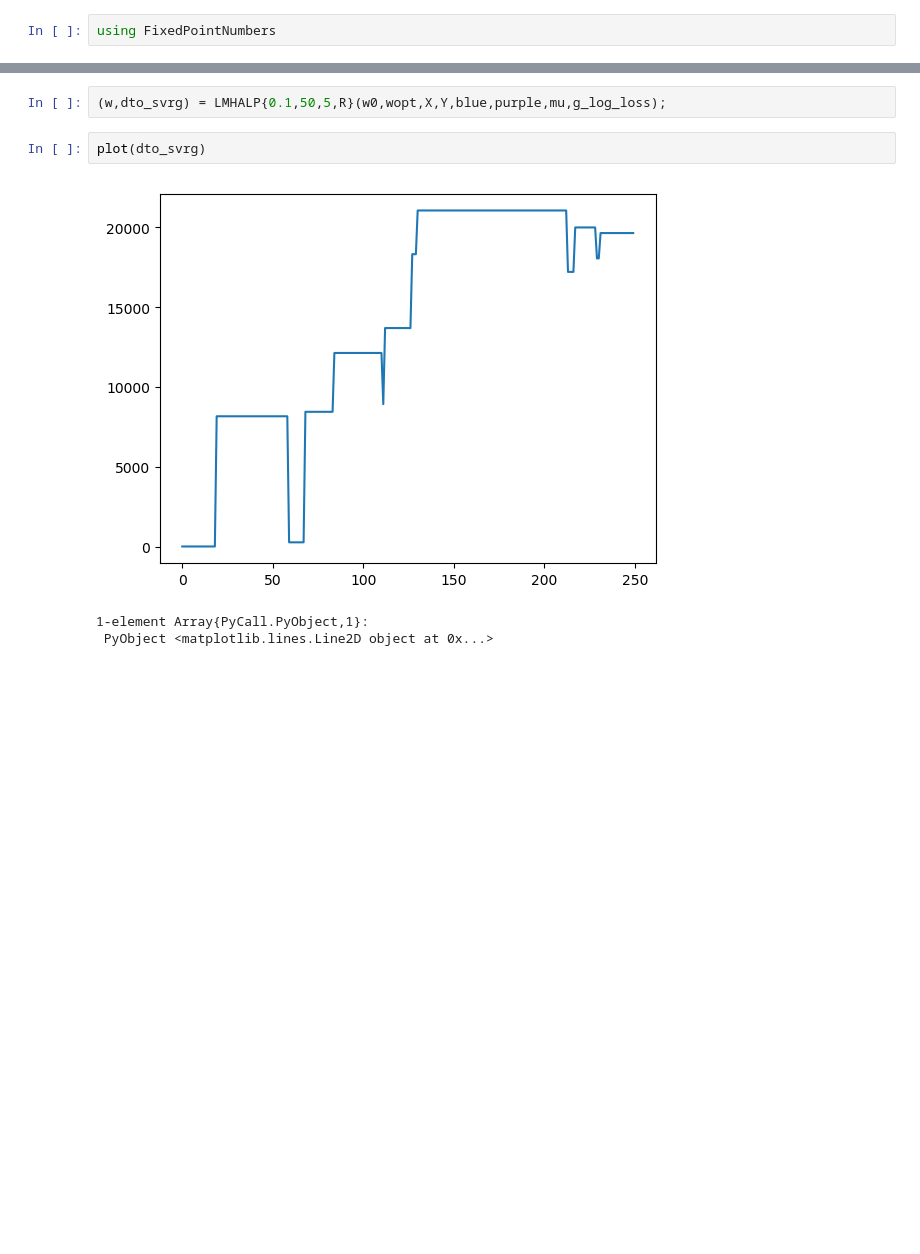
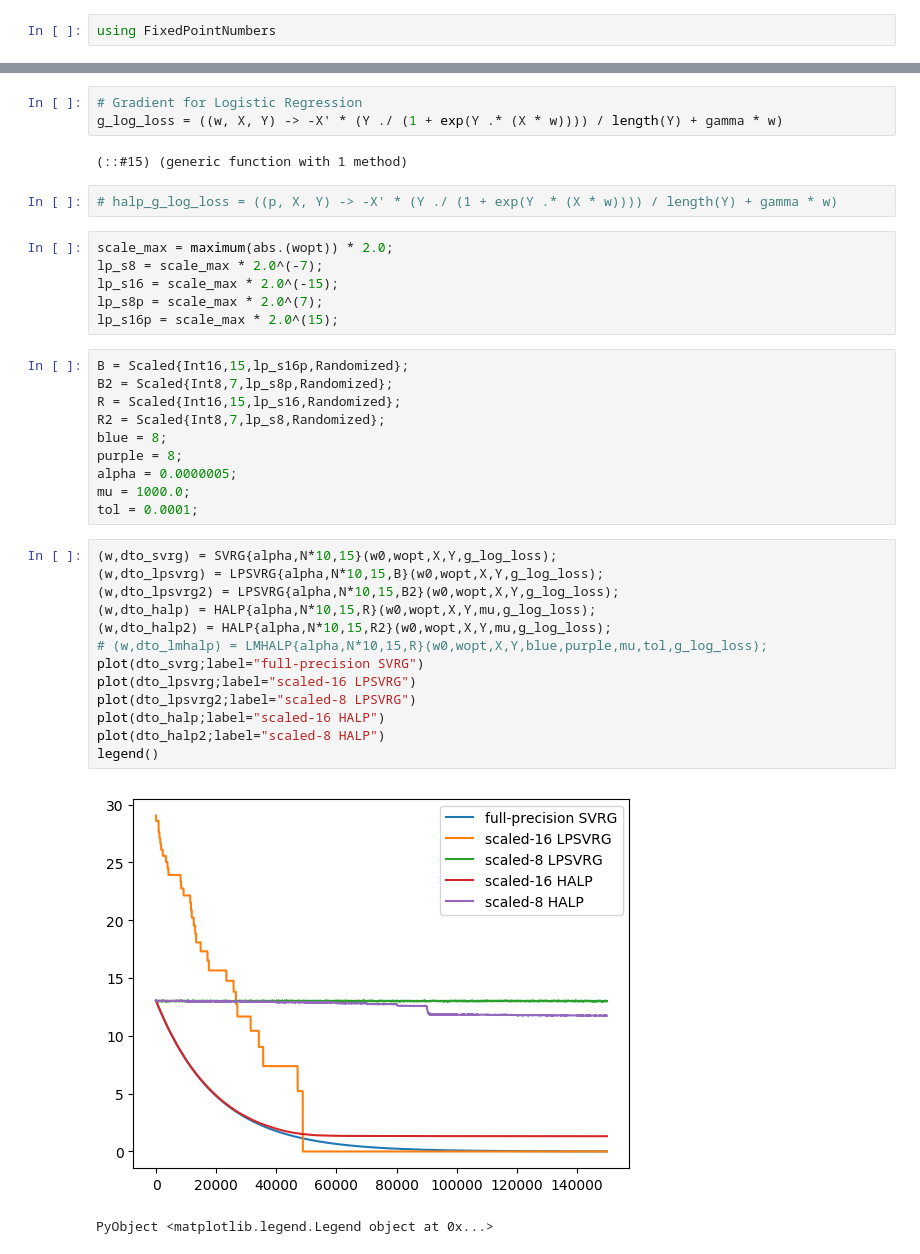
Before and after one commit to ifilonenko/sgd-vr-precision, a Jupyter notebook: experiments/lm-halp.ipynb, the cells around one changed output, grey strips where cells are left out. Saved outputs shown, nothing was run; the diff lists cells and outputs as text; blank space fills up the shorter version.

```diff
--- a/experiments/lm-halp.ipynb
+++ b/experiments/lm-halp.ipynb
@@ -92,8 +56,39 @@ mu = 0.001;
-# %%
-(w,dto_svrg) = LMHALP{0.1,50,5,R}(w0,wopt,X,Y,blue,purple,mu,g_log_loss);
-# %%
-plot(dto_svrg)
-# %% [output]
-[figure, removed]
-1-element Array{PyCall.PyObject,1}:
- PyObject <matplotlib.lines.Line2D object at 0x...>
+# %%
+# Gradient for Logistic Regression
+g_log_loss = ((w, X, Y) -> -X' * (Y ./ (1 + exp(Y .* (X * w)))) / length(Y) + gamma * w)
+# %% [output]
+(::#15) (generic function with 1 method)
+# %%
+# halp_g_log_loss = ((p, X, Y) -> -X' * (Y ./ (1 + exp(Y .* (X * w)))) / length(Y) + gamma * w)
+# %%
+scale_max = maximum(abs.(wopt)) * 2.0;
+lp_s8 = scale_max * 2.0^(-7);
+lp_s16 = scale_max * 2.0^(-15);
+lp_s8p = scale_max * 2.0^(7);
+lp_s16p = scale_max * 2.0^(15);
+# %%
+B = Scaled{Int16,15,lp_s16p,Randomized};
+B2 = Scaled{Int8,7,lp_s8p,Randomized};
+R = Scaled{Int16,15,lp_s16,Randomized};
+R2 = Scaled{Int8,7,lp_s8,Randomized};
+blue = 8;
+purple = 8;
+alpha = 0.0000005;
+mu = 1000.0;
+tol = 0.0001;
+# %%
+(w,dto_svrg) = SVRG{alpha,N*10,15}(w0,wopt,X,Y,g_log_loss);
+(w,dto_lpsvrg) = LPSVRG{alpha,N*10,15,B}(w0,wopt,X,Y,g_log_loss);
+(w,dto_lpsvrg2) = LPSVRG{alpha,N*10,15,B2}(w0,wopt,X,Y,g_log_loss);
+(w,dto_halp) = HALP{alpha,N*10,15,R}(w0,wopt,X,Y,mu,g_log_loss);
+(w,dto_halp2) = HALP{alpha,N*10,15,R2}(w0,wopt,X,Y,mu,g_log_loss);
+# (w,dto_lmhalp) = LMHALP{alpha,N*10,15,R}(w0,wopt,X,Y,blue,purple,mu,tol,g_log_loss);
+plot(dto_svrg;label="full-precision SVRG")
+plot(dto_lpsvrg;label="scaled-16 LPSVRG")
+plot(dto_lpsvrg2;label="scaled-8 LPSVRG")
+plot(dto_halp;label="scaled-16 HALP")
+plot(dto_halp2;label="scaled-8 HALP")
+legend()
+# %% [output]
+[figure, added]
+PyObject <matplotlib.legend.Legend object at 0x...>
```
Also changed, not shown: parts of 9 cells of this notebook, 4 other files.
